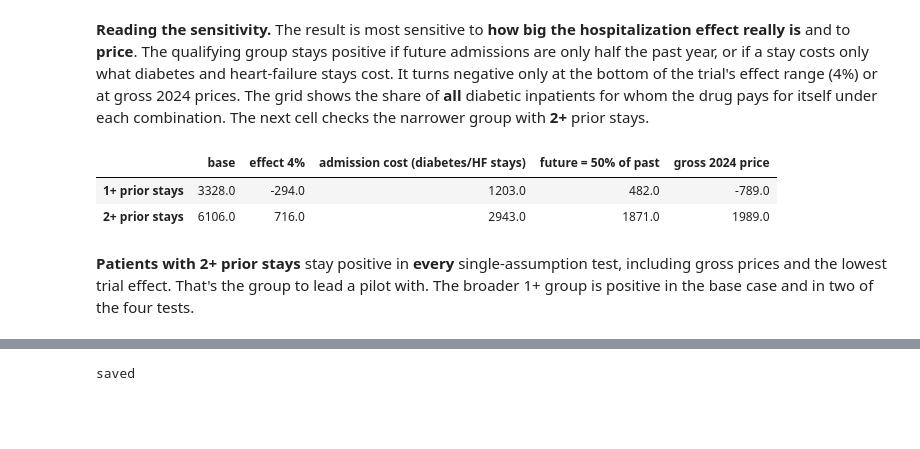
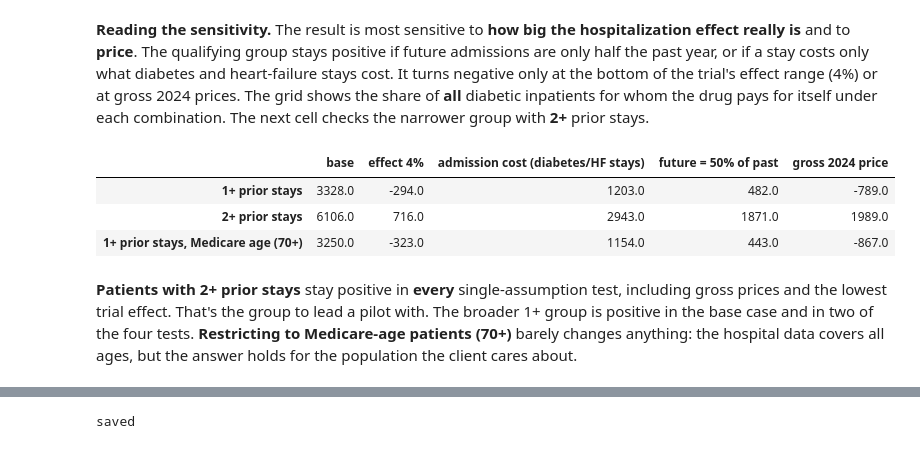
Before and after one commit to Dyuthiv05/personal-project, a Jupyter notebook: notebooks/04_part_c_value.ipynb, the cells around one changed output, grey strips where cells are left out. Saved outputs shown, nothing was run; the diff lists cells and outputs as text; code cells hidden in the pictures; blank space fills up the shorter version.

```diff
--- a/notebooks/06_value_of_treatment.ipynb
+++ b/notebooks/04_part_c_value.ipynb
@@ -261,14 +285,16 @@ grid.round(1)
 # %%
 def stress(q):
     m = q.past12.mean()
     return {"base": net_value(m, base_cost), "effect 4%": net_value(m, base_cost, rrr=RRR["low"]),
             "admission cost (diabetes/HF stays)": net_value(m, base_cost, cost=COST["low"]), "future = 50% of past": net_value(m, base_cost, factor=0.5),
             "gross 2024 price": net_value(m, ANNUAL["SGLT2 · gross 2024"])}
-STRESS = pd.DataFrame({"1+ prior stays": stress(p[p.number_inpatient >= 1]), "2+ prior stays": stress(p[p.number_inpatient >= 2])}).T.round(0)
+STRESS = pd.DataFrame({"1+ prior stays": stress(p[p.number_inpatient >= 1]), "2+ prior stays": stress(p[p.number_inpatient >= 2]),
+                       "1+ prior stays, Medicare age (70+)": stress(p[(p.number_inpatient >= 1) & (p.age_mid >= 75)])}).T.round(0)
 STRESS
 # %% [output]
 |  | base | effect 4% | admission cost (diabetes/HF stays) | future = 50% of past | gross 2024 price |
 | 1+ prior stays | 3328.0 | -294.0 | 1203.0 | 482.0 | -789.0 |
 | 2+ prior stays | 6106.0 | 716.0 | 2943.0 | 1871.0 | 1989.0 |
+| 1+ prior stays, Medicare age (70+) | 3250.0 | -323.0 | 1154.0 | 443.0 | -867.0 |
 # %% [markdown]
-**Patients with 2+ prior stays** stay positive in **every** single-assumption test, including gross prices and the lowest trial effect. That's the group to lead a pilot with. The broader 1+ group is positive in the base case and in two of the four tests.
+**Patients with 2+ prior stays** stay positive in **every** single-assumption test, including gross prices and the lowest trial effect. That's the group to lead a pilot with. The broader 1+ group is positive in the base case and in two of the four tests. **Restricting to Medicare-age patients (70+)** barely changes anything: the hospital data covers all ages, but the answer holds for the population the client cares about.
```
Also changed, not shown: parts of 10 cells of this notebook, 23 other files.
